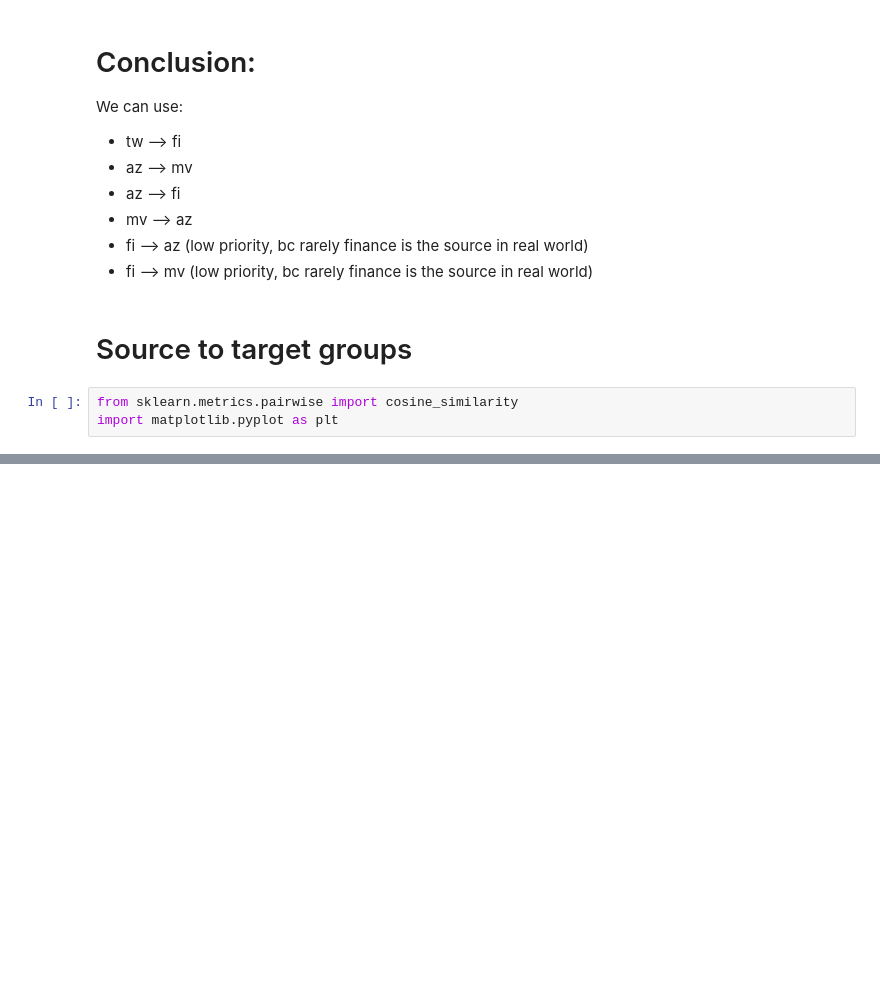
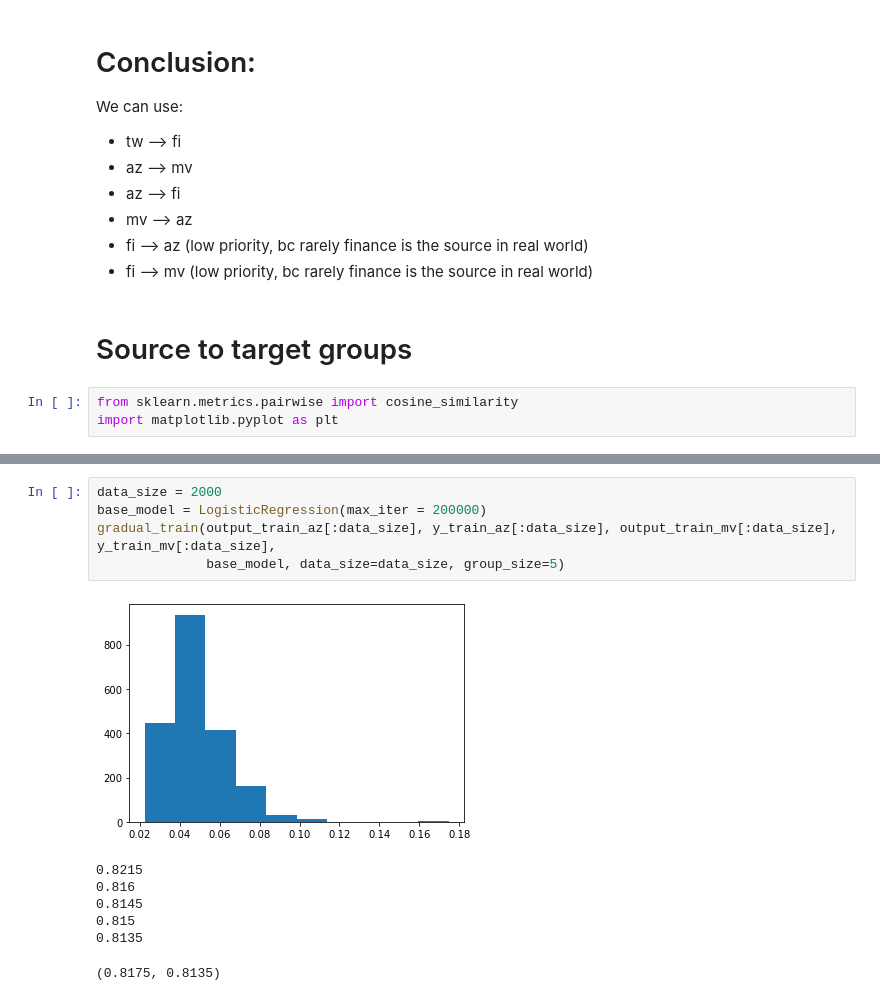
Before and after one commit to zycalice/domain-adaptation-nlp, a Jupyter notebook: notebooks/product_reviews.ipynb, the cells around one changed output, grey strips where cells are left out. Saved outputs shown, nothing was run; the diff lists cells and outputs as text; blank space fills up the shorter version.

```diff
--- a/notebooks/product_reviews.ipynb
+++ b/notebooks/product_reviews.ipynb
@@ -222,0 +251,13 @@ import matplotlib.pyplot as plt
+# %%
+data_size = 2000
+base_model = LogisticRegression(max_iter = 200000)
+gradual_train(output_train_az[:data_size], y_train_az[:data_size], output_train_mv[:data_size], y_train_mv[:data_size],
+              base_model, data_size=data_size, group_size=5)
+# %% [output]
+[figure, added]
+0.8215
+0.816
+0.8145
+0.815
+0.8135
+(0.8175, 0.8135)
```
Also changed, not shown: parts of 22 cells of this notebook, 3 other files.
